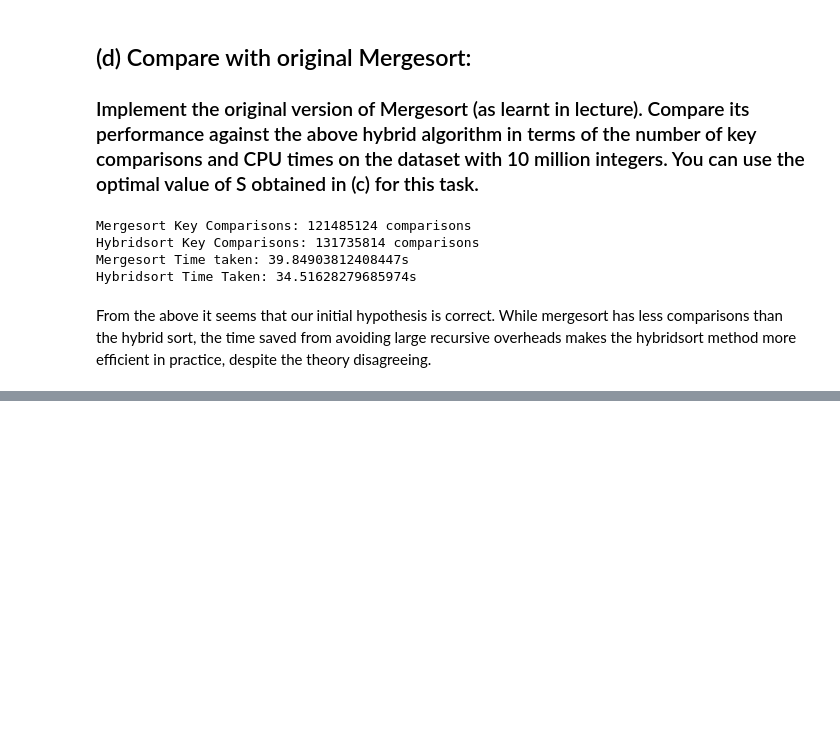
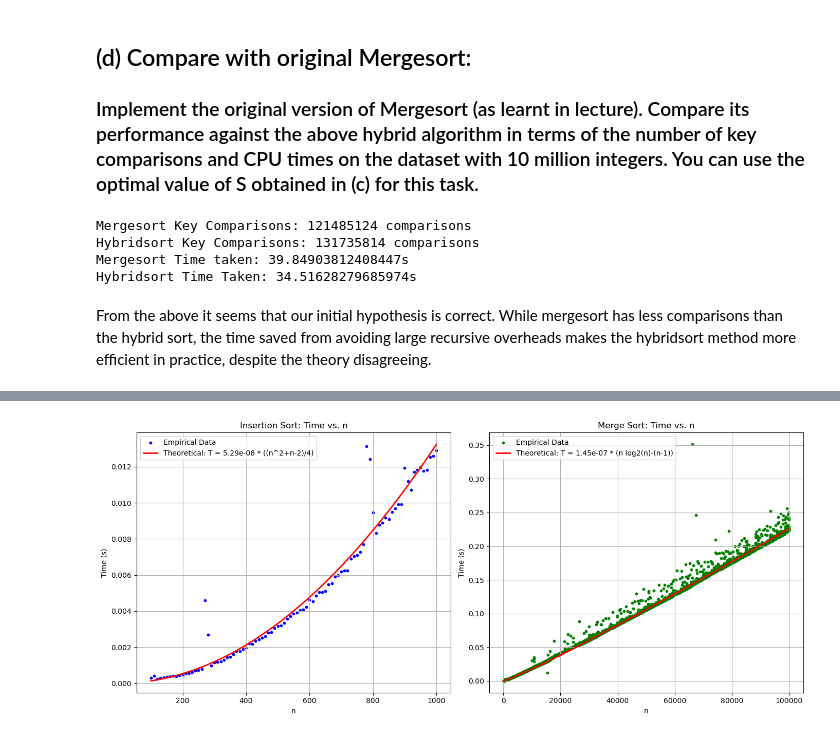
Before and after one commit to xubin0/SC2001-Projects, a Jupyter notebook: Project_1/Python_Implementation_and_Visualisation.ipynb, the cells around one changed output, grey strips where cells are left out. Drawn from its saved outputs; the diff is of its cells as text; code cells hidden in the pictures; blank space fills up the shorter version.

```diff
--- a/Project_1/Python_Implementation_and_Visualisation.ipynb
+++ b/Project_1/Python_Implementation_and_Visualisation.ipynb
@@ -295,0 +491,94 @@ From the above it seems that our initial hypothesis is correct. While mergesort
+# %%
+from tqdm import tqdm
+
+# Number of runs per n value
+trials = 3
+
+# Create n values from 1,000 to 1,000,000, increasing by 10
+n_values = np.arange(100, 100001, 10)
+
+# Lists to store empirical times:
+# For insertion sort, we only record times for n <= 1000, since the O(n^2) complexity would explode
+insertion_results = []
+merge_results = []
+
+print("Starting experiments... (this may take a while)")
+
+for n in tqdm(n_values, desc="Testing n values"):
+    # Insertion Sort
+    if n <= 1000:
+        total_time = 0
+        for _ in range(trials):
+            # Generate array using np.random.randint and convert to list
+            arr = np.random.randint(0, n+1, size=n).tolist()
+            total_time += insertion_sort(arr.copy(), 0, n - 1)
+        avg_time = total_time / trials
+        insertion_results.append((n, avg_time))
+
+    # Merge Sort (for all n)
+    total_time = 0
+    for _ in range(trials):
+        arr = np.random.randint(0, n+1, size=n).tolist()
+        total_time += standard_merge_sort(arr.copy(), 0, n - 1)
+    avg_time = total_time / trials
+    merge_results.append((n, avg_time))
+
+# Convert into numpy arrays
+if insertion_results:
+    ins_n = np.array([item[0] for item in insertion_results])
+    ins_time = np.array([item[1] for item in insertion_results])
+else:
+    ins_n, ins_time = np.array([]), np.array([])
+
+mer_n = np.array([item[0] for item in merge_results])
+mer_time = np.array([item[1] for item in merge_results])
+
+# Regression Analysis
+# Insertion Sort
+if ins_n.size > 0:
+    X_insertion = (ins_n**2 + ins_n - 2) / 4.0
+    alpha_est = np.sum(X_insertion * ins_time) / np.sum(X_insertion**2)
+    print(f"Estimated α (insertion sort): {alpha_est:.2e}")
+else:
+    alpha_est = None
+
+# Merge Sort
+X_merge = mer_n * np.log2(mer_n) - (mer_n - 1)
+beta_est = np.sum(X_merge * mer_time) / np.sum(X_merge**2)
+print(f"Estimated β (merge sort): {beta_est:.2e}")
+
+# Plotting empirical and theoretical curves
+plt.figure(figsize=(14, 6))
+
+# Insertion Sort Plot
+if ins_n.size > 0:
+    plt.subplot(1, 2, 1)
+    plt.scatter(ins_n, ins_time, s=10, color='blue', label='Empirical Data')
+
+    # Generate theoretical curve using estimated α
+    n_theo = np.linspace(ins_n.min(), ins_n.max(), 200)
+    theo_insertion = alpha_est * ((n_theo**2 + n_theo - 2) / 4.0)
+    plt.plot(n_theo, theo_insertion, color='red', linewidth=2, label=f'Theoretical: T = {alpha_est:.2e} * ((n^2+n-2)/4)')
+    plt.xlabel('n')
+    plt.ylabel('Time (s)')
+    plt.title('Insertion Sort: Time vs. n')
+    plt.legend()
+    plt.grid(True)
+
+# Merge Sort Plot
+plt.subplot(1, 2, 2)
+plt.scatter(mer_n, mer_time, s=10, color='green', label='Empirical Data')
+
+# Generate theoretical curve using estimated β
+n_theo = np.linspace(mer_n.min(), mer_n.max(), 200)
+theo_merge = beta_est * (n_theo * np.log2(n_theo) - (n_theo - 1))
+plt.plot(n_theo, theo_merge, color='red', linewidth=2, label=f'Theoretical: T = {beta_est:.2e} * (n log2(n)-(n-1))')
+plt.xlabel('n')
+plt.ylabel('Time (s)')
+plt.title('Merge Sort: Time vs. n')
+plt.legend()
+plt.grid(True)
+
+plt.tight_layout()
+plt.show()
+# %% [output]
@@ -295,0 +588 @@ From the above it seems that our initial hypothesis is correct. While mergesort
+[figure, added]
```
Also changed, not shown: parts of 27 cells of this notebook.
